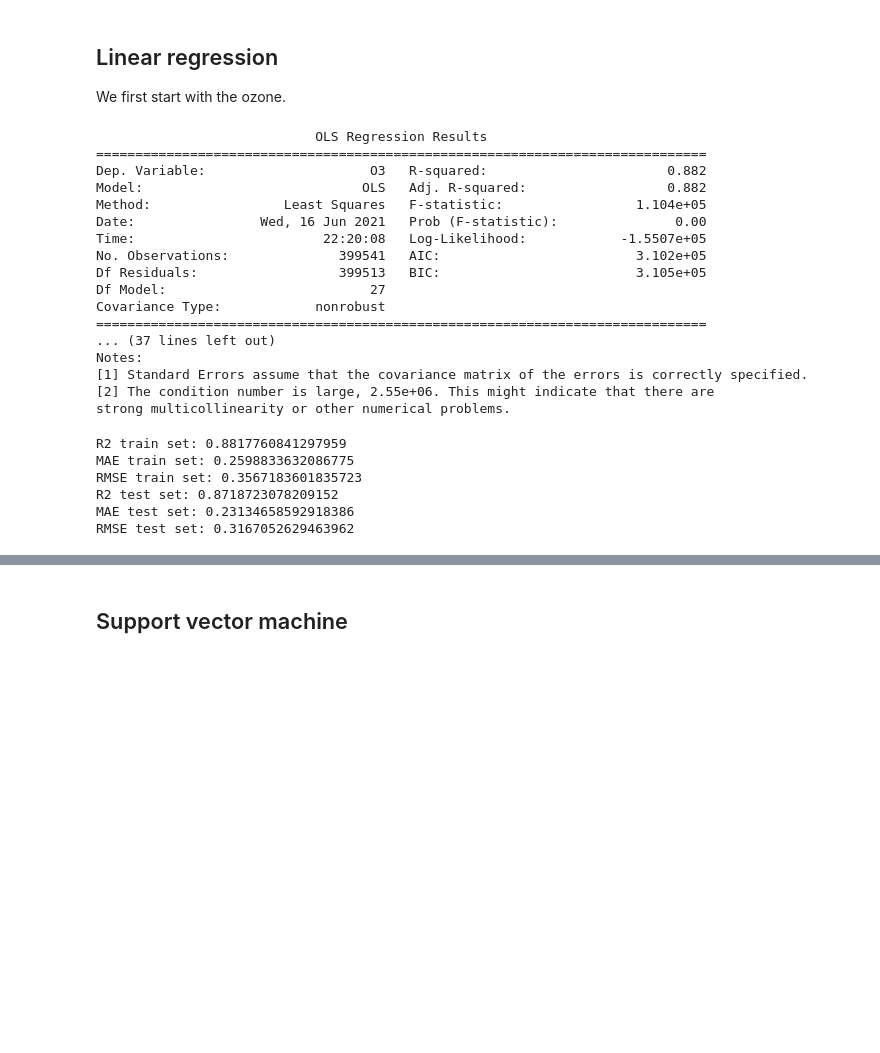
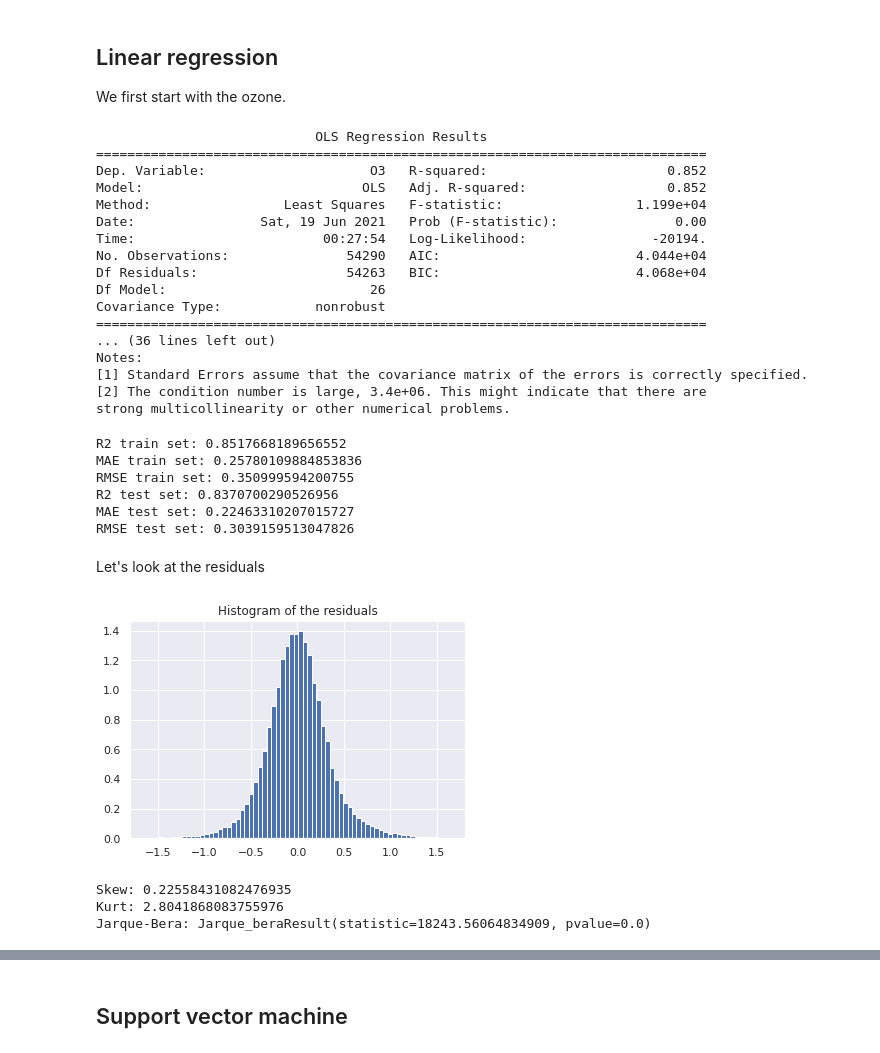
Before and after one commit to lucasmoschen/machine-learning-project, a Jupyter notebook: notebooks/modeling.ipynb, the cells around one changed output, grey strips where cells are left out. Cells and saved outputs as stored; diff of their text form; code cells hidden in the pictures; blank space fills up the shorter version.

```diff
--- a/notebooks/modeling.ipynb
+++ b/notebooks/modeling.ipynb
@@ -99,44 +110,67 @@ y_test = df_test['O3']
 # %%
-x_train_sm = sm.add_constant(x_train)
+x_train_SP_sm = sm.add_constant(x_train_SP)
+x_test_SP_sm = sm.add_constant(x_test_SP)
 
-reg = sm.OLS(y_train, x_train_sm)
+reg = sm.OLS(y_train_o3, x_train_SP_sm)
 res = reg.fit()
 print(res.summary())
 # %% [output]
                             OLS Regression Results
 ==============================================================================
-Dep. Variable:                     O3   R-squared:                       0.882
-Model:                            OLS   Adj. R-squared:                  0.882
-Method:                 Least Squares   F-statistic:                 1.104e+05
-Date:                Wed, 16 Jun 2021   Prob (F-statistic):               0.00
-Time:                        22:20:08   Log-Likelihood:            -1.5507e+05
-No. Observations:              399541   AIC:                         3.102e+05
-Df Residuals:                  399513   BIC:                         3.105e+05
-Df Model:                          27
+Dep. Variable:                     O3   R-squared:                       0.852
+Model:                            OLS   Adj. R-squared:                  0.852
+Method:                 Least Squares   F-statistic:                 1.199e+04
+Date:                Sat, 19 Jun 2021   Prob (F-statistic):               0.00
+Time:                        00:27:54   Log-Likelihood:                -20194.
+No. Observations:               54290   AIC:                         4.044e+04
+Df Residuals:                   54263   BIC:                         4.068e+04
+Df Model:                          26
 Covariance Type:            nonrobust
 ==============================================================================
-... (37 lines left out)
+... (36 lines left out)
 Notes:
 [1] Standard Errors assume that the covariance matrix of the errors is correctly specified.
-[2] The condition number is large, 2.55e+06. This might indicate that there are
+[2] The condition number is large, 3.4e+06. This might indicate that there are
 strong multicollinearity or other numerical problems.
 # %%
-x_test_sm = sm.add_constant(x_test)
-y_pred = res.predict(x_test_sm)
+y_pred = res.predict(x_test_SP_sm)
 
-y_train_pred = res.predict(x_train_sm)
+y_train_pred = res.predict(x_train_SP_sm)
 
-print("R2 train set: {}".format(r2_score(y_train, y_train_pred)))
-print("MAE train set: {}".format(mean_absolute_error(y_train, y_train_pred)))
-print("RMSE train set: {}".format(mean_squared_error(y_train, y_train_pred, squared = False)))
+r2_train = r2_score(y_train_o3, y_train_pred)
+r2_test  = r2_score(y_test_o3, y_pred)
+mae_train = mean_absolute_error(y_train_o3, y_train_pred)
+mae_test  = mean_absolute_error(y_test_o3, y_pred)
+rmse_train = mean_squared_error(y_train_o3, y_train_pred, squared = False)
+rmse_test  = mean_squared_error(y_test_o3, y_pred, squared = False)
 
-print("R2 test set: {}".format(r2_score(y_test, y_pred)))
-print("MAE test set: {}".format(mean_absolute_error(y_test, y_pred)))
-print("RMSE test set: {}".format(mean_squared_error(y_test, y_pred, squared = False)))
+utility.save_metrics("O3", 8, "simple_linear_regression", {},
+                     r2_train, r2_test, mae_train, mae_test, rmse_train, rmse_test)
+
+utility.print_results(r2_train, r2_test, mae_train, mae_test, rmse_train, rmse_test)
 # %% [output]
-R2 train set: 0.8817760841297959
-MAE train set: 0.2598833632086775
-RMSE train set: 0.3567183601835723
-R2 test set: 0.8718723078209152
-MAE test set: 0.23134658592918386
-RMSE test set: 0.3167052629463962
+R2 train set: 0.8517668189656552
+MAE train set: 0.25780109884853836
+RMSE train set: 0.350999594200755
+R2 test set: 0.8370700290526956
+MAE test set: 0.22463310207015727
+RMSE test set: 0.3039159513047826
+# %% [markdown]
+Let's look at the residuals
+# %%
+residuals = y_train_pred - y_train_o3
+plt.hist(residuals, bins = 100, density = True)
+plt.xlim((-1.8,1.8))
+plt.title("Histogram of the residuals")
+plt.savefig(IMAGES_FOLDER+"histogram_residuals_slr.eps", bbox_inches = 'tight')
+plt.show()
+# %% [output]
+[figure, added]
+# %%
+print("Skew: {}".format(residuals.skew()))
+print("Kurt: {}".format(residuals.kurt()))
+print("Jarque-Bera: {}".format(jarque_bera(residuals)))
+# %% [output]
+Skew: 0.22558431082476935
+Kurt: 2.8041868083755976
+Jarque-Bera: Jarque_beraResult(statistic=18243.56064834909, pvalue=0.0)
```
Also changed, not shown: parts of 13 cells of this notebook, 5 other files.
